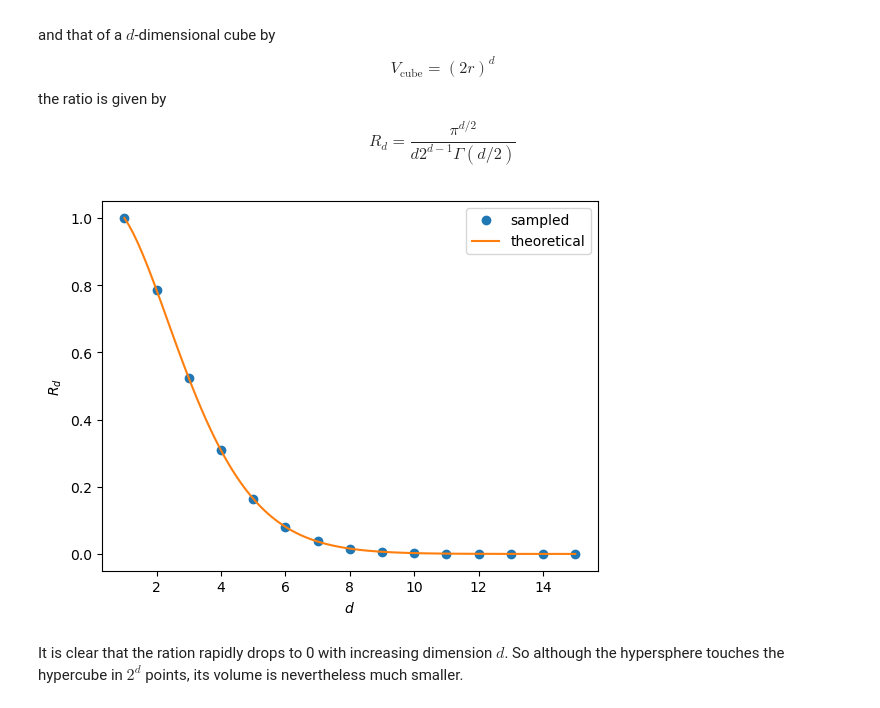
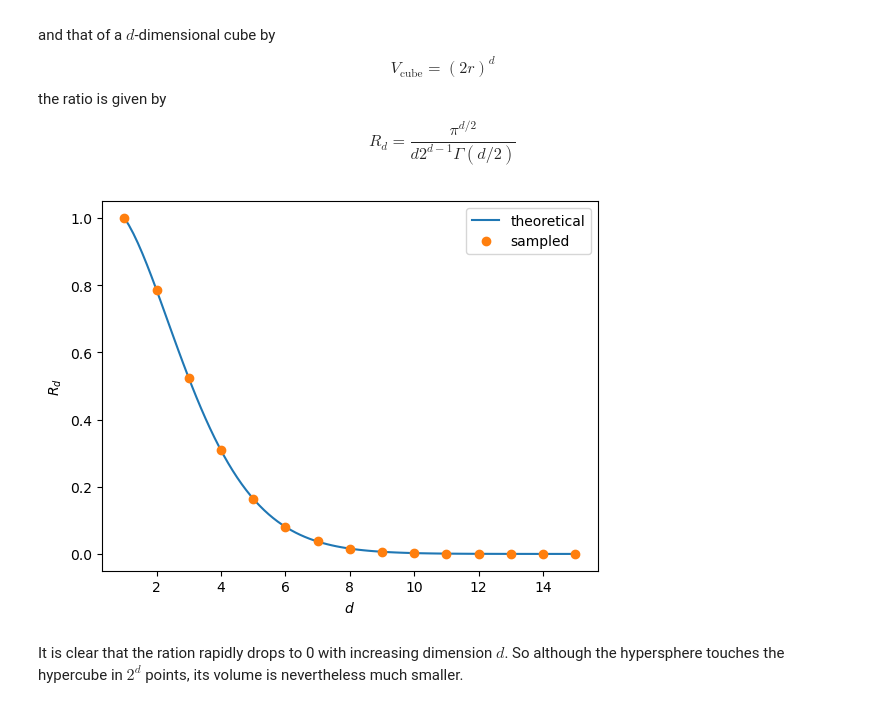
Before and after one commit to gjbex/Machine-learning-with-Python, a Jupyter notebook: source-code/curse_of_dimensionality.ipynb, the cells around one changed output. Drawn from its saved outputs; the diff is of its cells as text; code cells hidden in the pictures.

```diff
--- a/source-code/curse_of_dimensionality.ipynb
+++ b/source-code/curse_of_dimensionality.ipynb
@@ -7,3 +9,5 @@ import scipy as sp
+# %%
+rng = np.random.default_rng(seed=1234)
 # %% [markdown]
 ## Distances between vertices of a hypercube
 # %% [markdown]
@@ -93,10 +136,10 @@ What is the ration of the volume of a hypersphere of radius 1 that is inscribed
 
 This can be estimated by randomly generating points in the hypercube, and count how many are in the hypersphere, i.e., their distance from the origin is less than 1.
 # %%
-def compute_fraction(dim, nr_points):
-    points = np.random.uniform(-1.0, 1.0, size=(nr_points, dim))
+def compute_fraction(rng, dim, nr_points):
+    points = rng.uniform(-1.0, 1.0, size=(nr_points, dim))
     return np.sum(np.where(np.sum(points**2, axis=1) < 1.0, 1, 0))/points.shape[0]
 # %%
 dims = list(range(1, 16))
-ratios = [compute_fraction(dim, 10_000_000) for dim in dims]
+ratios = [compute_fraction(rng, dim, 10_000_000) for dim in dims]
 # %%
@@ -122,12 +166,13 @@ $$
 d = np.linspace(1.0, 15.0, 101)
 R_d = np.pi**(d/2)/(d*2**(d - 1)*sp.special.gamma(d/2))
 # %%
-plt.plot(dims, ratios, 'o', label='sampled');
-plt.xlabel('$d$');
-plt.ylabel('$R_d$');
-plt.plot(d, R_d, label='theoretical');
-plt.legend();
+figure, axis = plt.subplots()
+axis.plot(d, R_d, label='theoretical')
+axis.plot(dims, ratios, 'o', label='sampled')
+axis.set_xlabel('$d$')
+axis.set_ylabel('$R_d$')
+axis.legend();
 # %% [output]
-[figure, old version]
+[figure, new version]
 # %% [markdown]
 It is clear that the ration rapidly drops to 0 with increasing dimension $d$. So although the hypersphere touches the hypercube in $2^d$ points, its volume is nevertheless much smaller.
```
Also changed, not shown: parts of 14 cells of this notebook.
